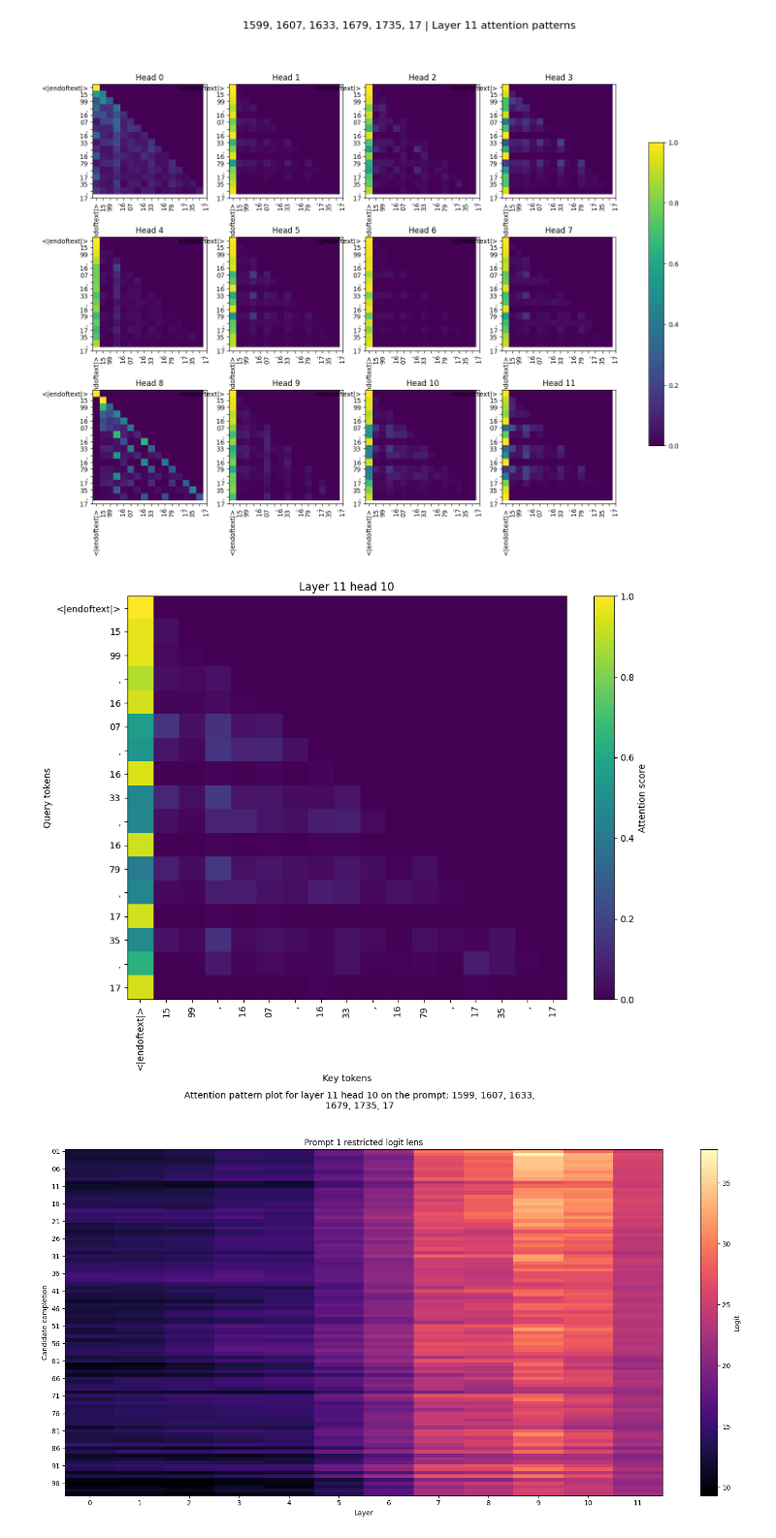
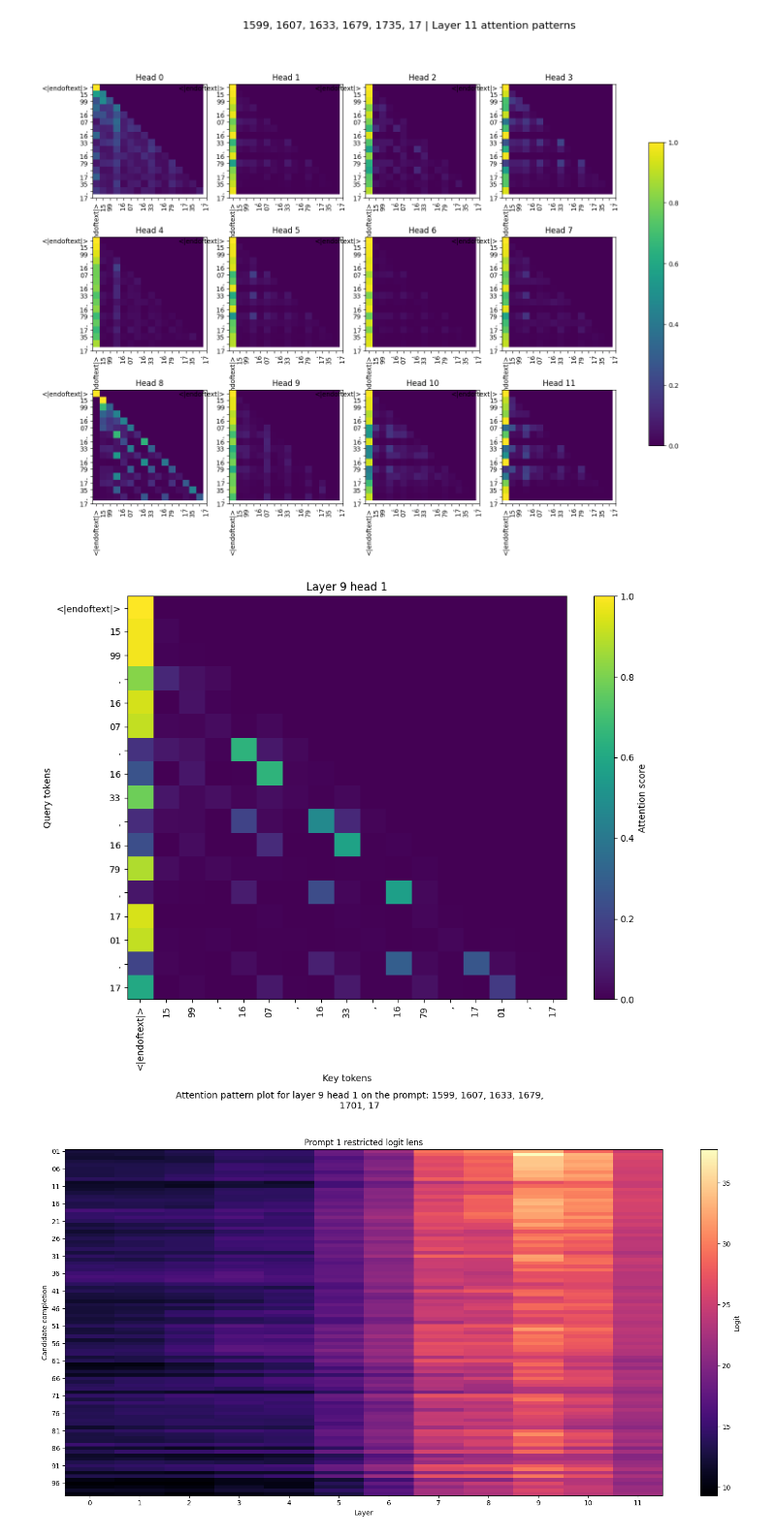
Before and after one commit to benjaminW2025/greater-than-cap, a Jupyter notebook: notebooks/week_one.ipynb, the cells around one changed output. Shown at 97% size. Saved outputs shown, nothing was run; the diff lists cells and outputs as text; code cells hidden in the pictures.

```diff
--- a/notebooks/week_one.ipynb
+++ b/notebooks/week_one.ipynb
@@ -137,44 +137,44 @@ for layer in range(model.cfg.n_layers):
 # %%
 # Save figures for important attention heads
 
-prompt = prompt2
+prompt = "1599, 1607, 1633, 1679, 1701, 17"
 tokens = model.to_str_tokens(prompt)
 
 # Set layer
-layer = 11
-head = 10
+layer = 9
+head = 1
 
 _, cache = model.run_with_cache(prompt)
 patterns = cache["pattern", layer][0].detach().cpu()
 
 pattern = patterns[head]
 
 fig, ax = plt.subplots(figsize=(10, 8))
 im = ax.imshow(pattern, aspect="auto", cmap="viridis")
 
 # Set axes with ticks
 ax.set_xticks(range(len(tokens)))
 ax.set_yticks(range(len(tokens)))
 ax.set_xticklabels(tokens, rotation=90)
 ax.set_yticklabels(tokens)
 
 # Set caption
-caption = f"Attention pattern plot for layer {layer} head {head} on the prompt: {prompt2}"
+caption = f"Attention pattern plot for layer {layer} head {head} on the prompt: {prompt}"
 wrapped_caption = textwrap.fill(caption, width=80)
 
 # Set labels
 plt.xlabel("Key tokens")
 plt.ylabel("Query tokens")
 plt.title(f"Layer {layer} head {head}")
 fig.text(0.5, -.03, wrapped_caption, ha='center', fontsize=10)
 
 fig.colorbar(im, ax=ax, label="Attention score")
 
 plt.tight_layout()
-fig.savefig(f"figures/attn_pat_l{layer}_h{head}_extension.png", dpi=150, bbox_inches="tight")
+fig.savefig(f"figures/attn_pat_l{layer}_h{head}_extension_3.png", dpi=150, bbox_inches="tight")
 plt.show()
 # %% [output]
-[figure, old version]
+[figure, new version]
 # %%
 # Extract the IDs of all of the numbers 01 to 99
 candidate_labels = []
```
Also changed, not shown: 7 other files.
